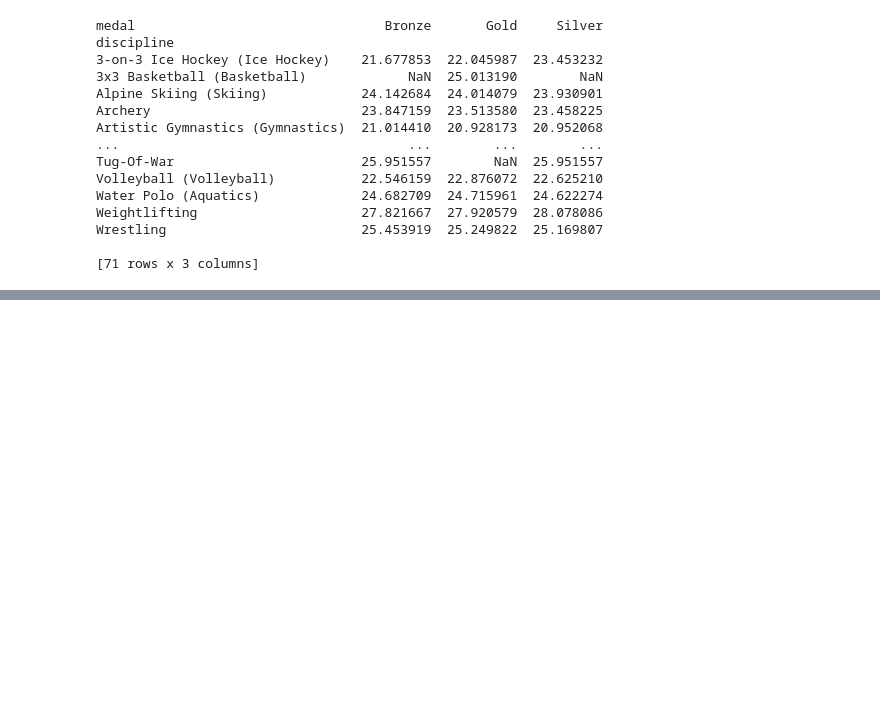
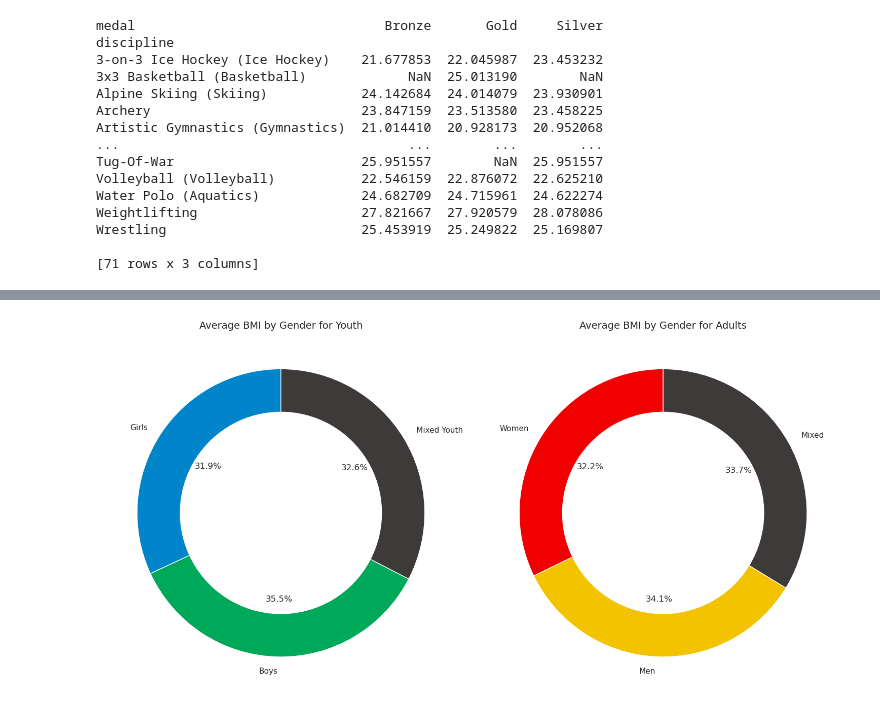
Before and after one commit to zoraidafalcon/Second-Proyect, a Jupyter notebook: Olimpic_Games.ipynb, the cells around one changed output, grey strips where cells are left out. Saved outputs shown, nothing was run; the diff lists cells and outputs as text; code cells hidden in the pictures; blank space fills up the shorter version.

```diff
--- a/Olimpic_Games.ipynb
+++ b/Olimpic_Games.ipynb
@@ -983,0 +1198,73 @@ Wrestling                         25.453919  25.249822  25.169807
+# %%
+import seaborn as sns
+import matplotlib.pyplot as plt
+import pandas as pd
+
+#PREGUNTA 3
+
+# Paso 1: Filtrar atletas con medalla y hacer una copia para evitar la advertencia
+medalists_df = df3.dropna(subset=['medal', 'weight_kg', 'height_cm']).copy()
+
+# Paso 2: Calcular el BMI para los atletas con medalla
+medalists_df['BMI'] = medalists_df['weight_kg'] / (medalists_df['height_cm'] / 100) ** 2
+
+# Paso 3: Filtrar por eventos YOG y no YOG
+yog_medalists = medalists_df[medalists_df['event'].str.contains('YOG', case=False, na=False)]
+non_yog_medalists = medalists_df[~medalists_df['event'].str.contains('YOG', case=False, na=False)]
+
+# Paso 4: Filtrar por géneros
+# Para no YOG (mujeres, hombres, y mezclado)
+non_yog_women = non_yog_medalists[non_yog_medalists['event'].str.contains('women', case=False, na=False)]
+non_yog_men = non_yog_medalists[non_yog_medalists['event'].str.contains('men', case=False, na=False)]
+non_yog_mixed = non_yog_medalists[non_yog_medalists['event'].str.contains('mixed', case=False, na=False)]
+
+# Para YOG (chicas, chicos, y mixto juvenil)
+yog_girls = yog_medalists[yog_medalists['event'].str.contains('girls', case=False, na=False)]
+yog_boys = yog_medalists[yog_medalists['event'].str.contains('boys', case=False, na=False)]
+yog_mixed_youth = yog_medalists[yog_medalists['event'].str.contains('mixed youth', case=False, na=False)]
+
+# Paso 5: Calcular el BMI promedio por género en cada grupo (YOG y no YOG)
+# Para YOG
+yog_bmi_by_gender = {
+    'Girls': yog_girls.groupby('discipline')['BMI'].mean(),
+    'Boys': yog_boys.groupby('discipline')['BMI'].mean(),
+    'Mixed Youth': yog_mixed_youth.groupby('discipline')['BMI'].mean()
+}
+
+# Para no YOG
+non_yog_bmi_by_gender = {
+    'Women': non_yog_women.groupby('discipline')['BMI'].mean(),
+    'Men': non_yog_men.groupby('discipline')['BMI'].mean(),
+    'Mixed': non_yog_mixed.groupby('discipline')['BMI'].mean()
+}
+
+# Convertir los resultados a DataFrame para que sea más fácil de trabajar
+yog_bmi_by_gender_df = pd.DataFrame(yog_bmi_by_gender)
+non_yog_bmi_by_gender_df = pd.DataFrame(non_yog_bmi_by_gender)
+
+# Paso 6: Crear los gráficos de pie para YOG y no YOG
+plt.figure(figsize=(15, 8))
+
+# Colores olímpicos + color neutro
+olympic_colors_yog = ['#0085CA', '#00A859', '#3E3A3A']  # Colores olímpicos + gris neutro
+olympic_colors_non_yog = ['#F10000', '#F4C300', '#3E3A3A']  # Mismo conjunto de colores
+
+# Gráfico de pie para el grupo YOG
+plt.subplot(1, 2, 1)
+yog_bmi_by_gender_df.mean().plot(kind='pie', autopct='%1.1f%%', startangle=90, wedgeprops={'width': 0.3}, colors=olympic_colors_yog)
+plt.title("Average BMI by Gender for Youth", fontsize=14)
+plt.ylabel('')
+
+# Gráfico de pie para el grupo no YOG
+plt.subplot(1, 2, 2)
+non_yog_bmi_by_gender_df.mean().plot(kind='pie', autopct='%1.1f%%', startangle=90, wedgeprops={'width': 0.3}, colors=olympic_colors_non_yog)
+plt.title("Average BMI by Gender for Adults", fontsize=14)
+plt.ylabel('')
+
+# Ajuste del diseño para que no se superpongan los gráficos
+plt.tight_layout()
+
+# Mostrar los gráficos
+plt.show()
+# %% [output]
+[figure, added]
```
Also changed, not shown: parts of 13 cells of this notebook, 1 other file.
